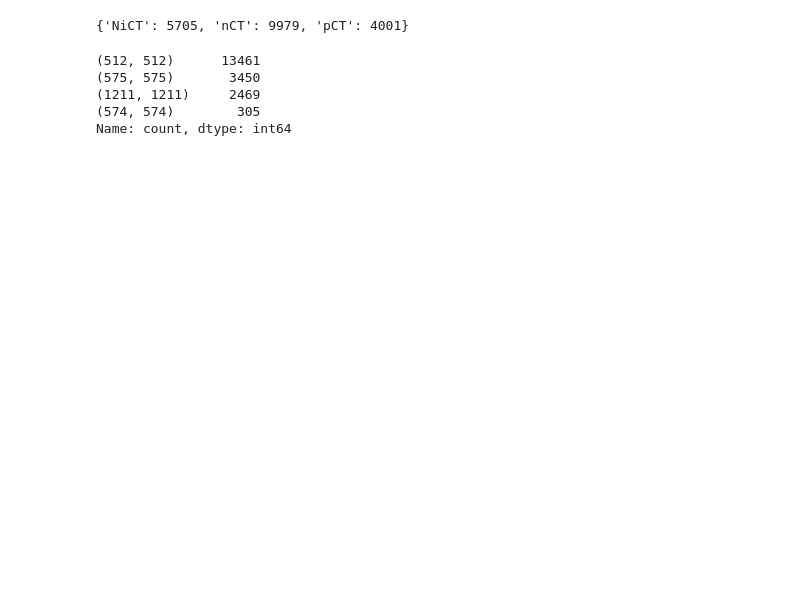
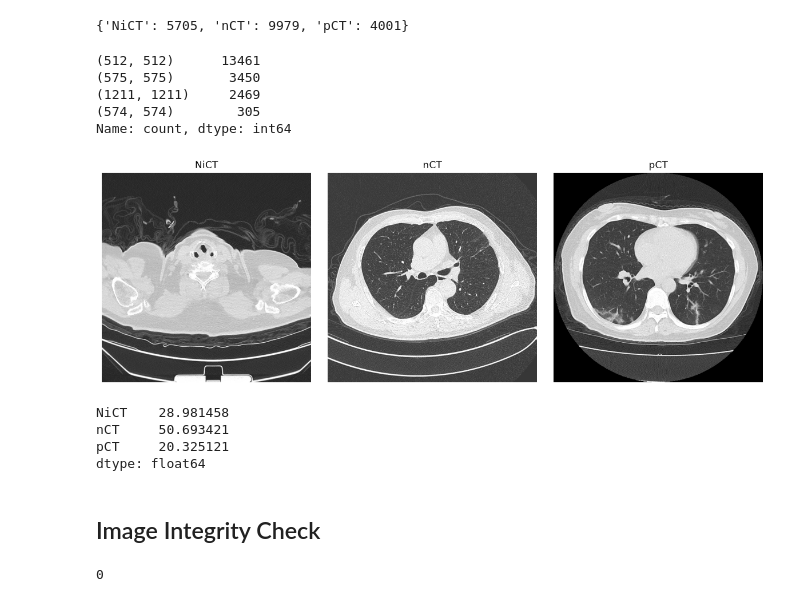
Before and after one commit to AgentEid/COVID-CT-Classification, a Jupyter notebook: notebooks/01_data_exploration.ipynb, the cells around one changed output. Drawn from its saved outputs; the diff is of its cells as text; code cells hidden in the pictures; blank space fills up the shorter version.

```diff
--- a/notebooks/01_data_exploration.ipynb
+++ b/notebooks/01_data_exploration.ipynb
@@ -39,3 +39,51 @@ pd.Series(image_sizes).value_counts()
 (1211, 1211)     2469
 (574, 574)        305
 Name: count, dtype: int64
+# %%
+fig, axes = plt.subplots(1, 3, figsize=(12, 4))
+
+for ax, name in zip(axes, class_names):
+    image_path = next((DATA_DIR / name).glob("*.jpg"))
+
+    with Image.open(image_path) as img:
+        ax.imshow(img.convert("RGB"))
+
+    ax.set_title(name)
+    ax.axis("off")
+
+plt.tight_layout()
+plt.show()
+# %% [output]
+[figure, added]
+# %%
+class_counts = {
+    name: len(list((DATA_DIR / name).glob("*.jpg")))
+    for name in class_names
+}
+
+class_distribution = pd.Series(class_counts)
+
+class_distribution / class_distribution.sum() * 100
+# %% [output]
+NiCT    28.981458
+nCT     50.693421
+pCT     20.325121
+dtype: float64
+# %% [markdown]
+## Image Integrity Check
+# %%
+from PIL import Image
+
+invalid_images = []
+
+for class_name in class_names:
+    for image_path in (DATA_DIR / class_name).glob("*.jpg"):
+        try:
+            with Image.open(image_path) as img:
+                img.verify()
+        except (OSError, ValueError):
+            invalid_images.append(image_path)
+
+len(invalid_images)
+# %% [output]
+0
```
Also changed, not shown: parts of 10 cells of this notebook, 1 other file.
